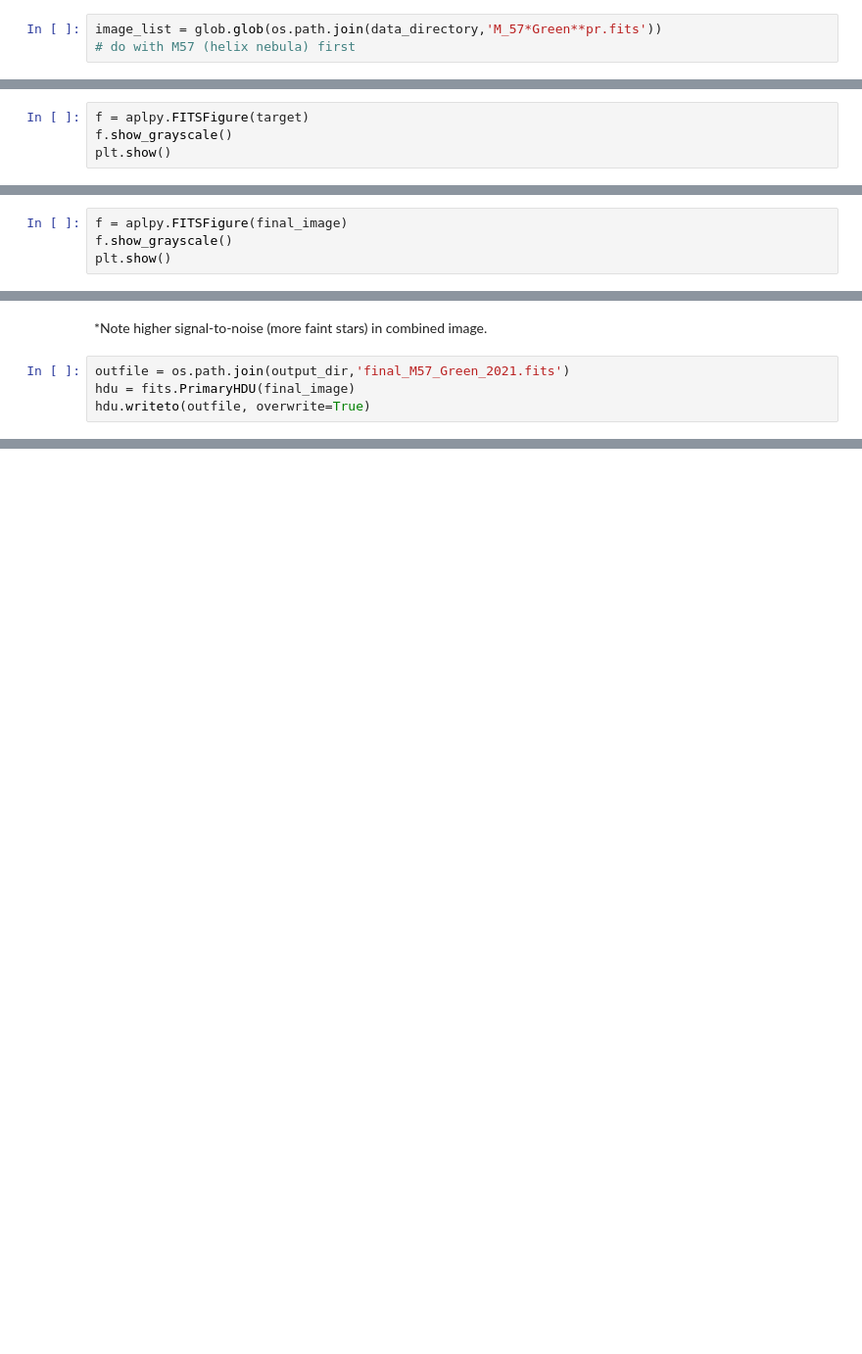
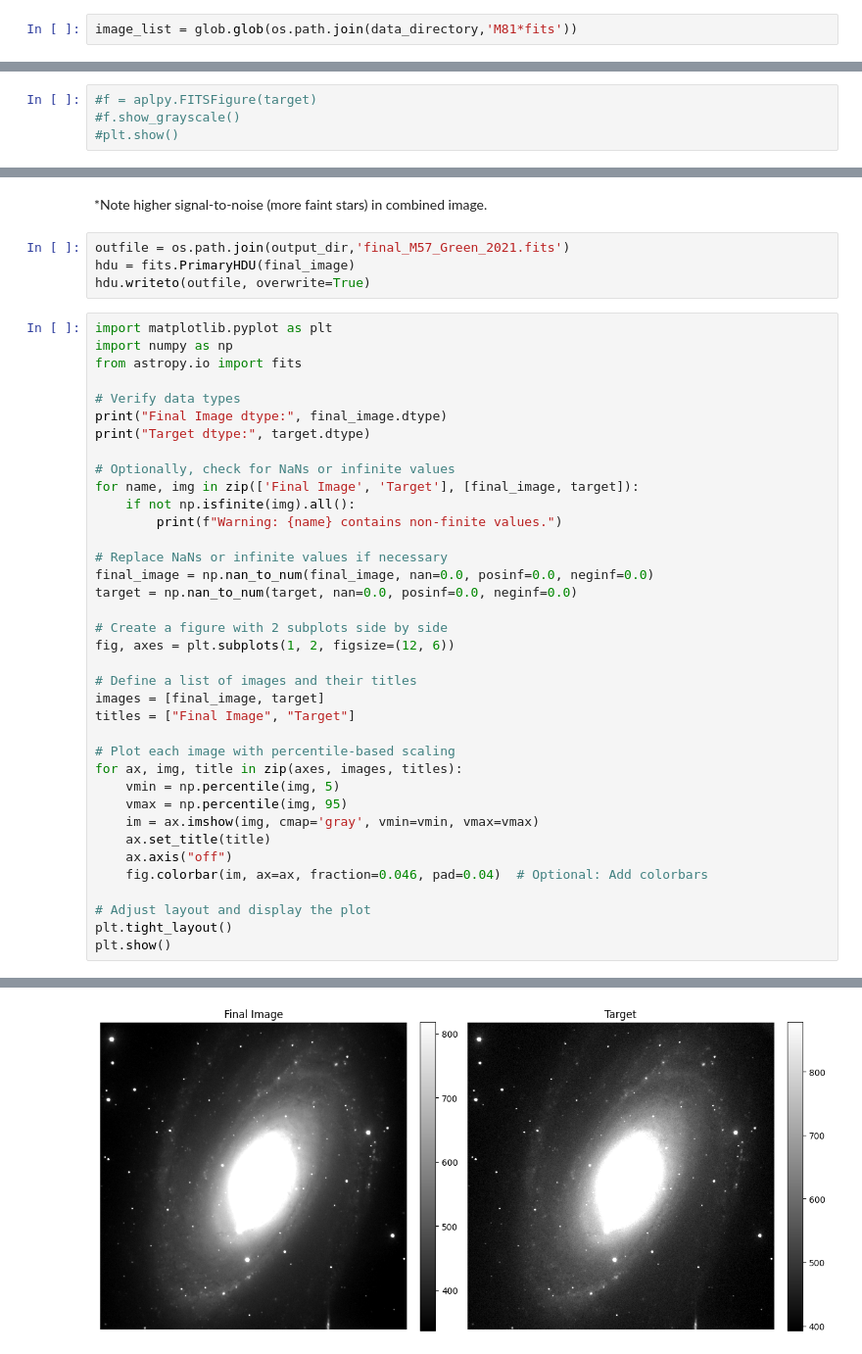
Before and after one commit to hjmcc/m1-m2-notebooks, a Jupyter notebook: alignement-images.ipynb, the cells around one changed output, grey strips where cells are left out. Shown at 98% size. Cells and saved outputs as stored; diff of their text form; blank space fills up the shorter version.

```diff
--- a/alignement-images.ipynb
+++ b/alignement-images.ipynb
@@ -28,6 +23,5 @@ output_dir = '/Users/hjmcc/Dropbox/teaching/m1/tp-nocturne/2021/processed/'
 # %%
-image_list = glob.glob(os.path.join(data_directory,'M_57*Green**pr.fits'))
-# do with M57 (helix nebula) first
+image_list = glob.glob(os.path.join(data_directory,'M81*fits'))
 # %%
 image_list
 # %% [output]
@@ -57,6 +52,6 @@ target_image = os.path.join(data_directory,'M_57_Light_Red_30_secs_2021-11-29T19
 target=fits.open(target_image)[0].data
 mask,target=lacosmic(target)
 # %%
-f = aplpy.FITSFigure(target)
-f.show_grayscale()
-plt.show()
+#f = aplpy.FITSFigure(target)
+#f.show_grayscale()
+#plt.show()
@@ -96,7 +93,3 @@ Go through the list of files, register them, and add them together.
 final_image = np.median(image_concat, axis=0)
 # %% [markdown]
 Make a median of all the  images.
-# %%
-f = aplpy.FITSFigure(final_image)
-f.show_grayscale()
-plt.show()
@@ -111,3 +99,41 @@ INFO: Auto-setting vmax to  8.270e+02 [aplpy.core]
 outfile = os.path.join(output_dir,'final_M57_Green_2021.fits')
 hdu = fits.PrimaryHDU(final_image)
 hdu.writeto(outfile, overwrite=True)
+# %%
+import matplotlib.pyplot as plt
+import numpy as np
+from astropy.io import fits
+
+# Verify data types
+print("Final Image dtype:", final_image.dtype)
+print("Target dtype:", target.dtype)
+
+# Optionally, check for NaNs or infinite values
+for name, img in zip(['Final Image', 'Target'], [final_image, target]):
+    if not np.isfinite(img).all():
+        print(f"Warning: {name} contains non-finite values.")
+
+# Replace NaNs or infinite values if necessary
+final_image = np.nan_to_num(final_image, nan=0.0, posinf=0.0, neginf=0.0)
+target = np.nan_to_num(target, nan=0.0, posinf=0.0, neginf=0.0)
+
+# Create a figure with 2 subplots side by side
+fig, axes = plt.subplots(1, 2, figsize=(12, 6))
+
+# Define a list of images and their titles
+images = [final_image, target]
+titles = ["Final Image", "Target"]
+
+# Plot each image with percentile-based scaling
+for ax, img, title in zip(axes, images, titles):
+    vmin = np.percentile(img, 5)
+    vmax = np.percentile(img, 95)
+    im = ax.imshow(img, cmap='gray', vmin=vmin, vmax=vmax)
+    ax.set_title(title)
+    ax.axis("off")
+    fig.colorbar(im, ax=ax, fraction=0.046, pad=0.04)  # Optional: Add colorbars
+
+# Adjust layout and display the plot
+plt.tight_layout()
+plt.show()
+# %% [output]
@@ -113,0 +142 @@ hdu.writeto(outfile, overwrite=True)
+[figure, added]
```
Also changed, not shown: parts of 12 cells of this notebook, 1 other file.
